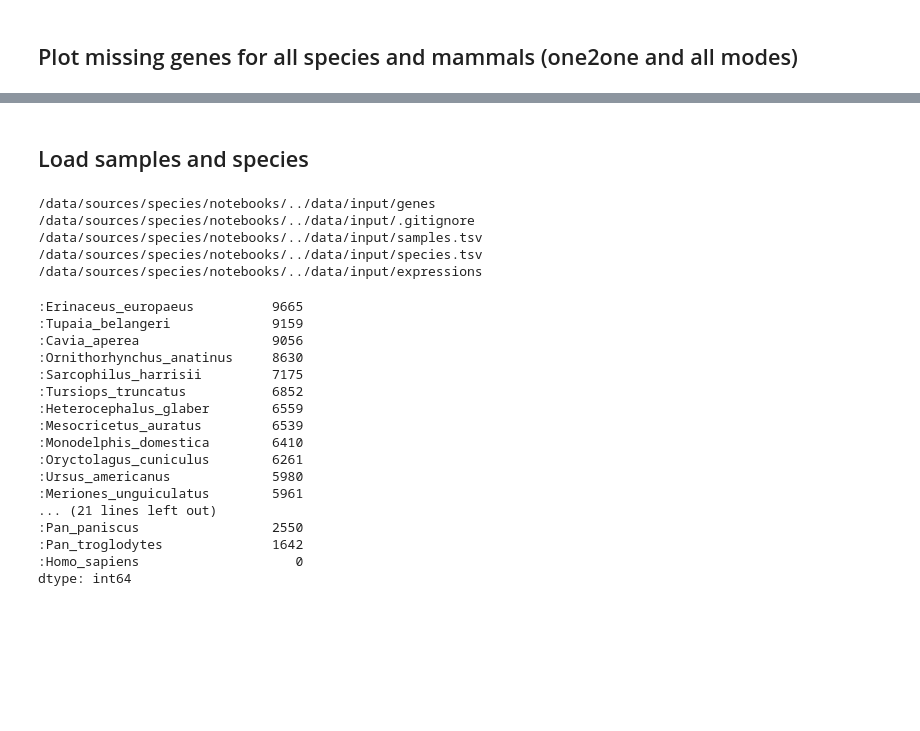
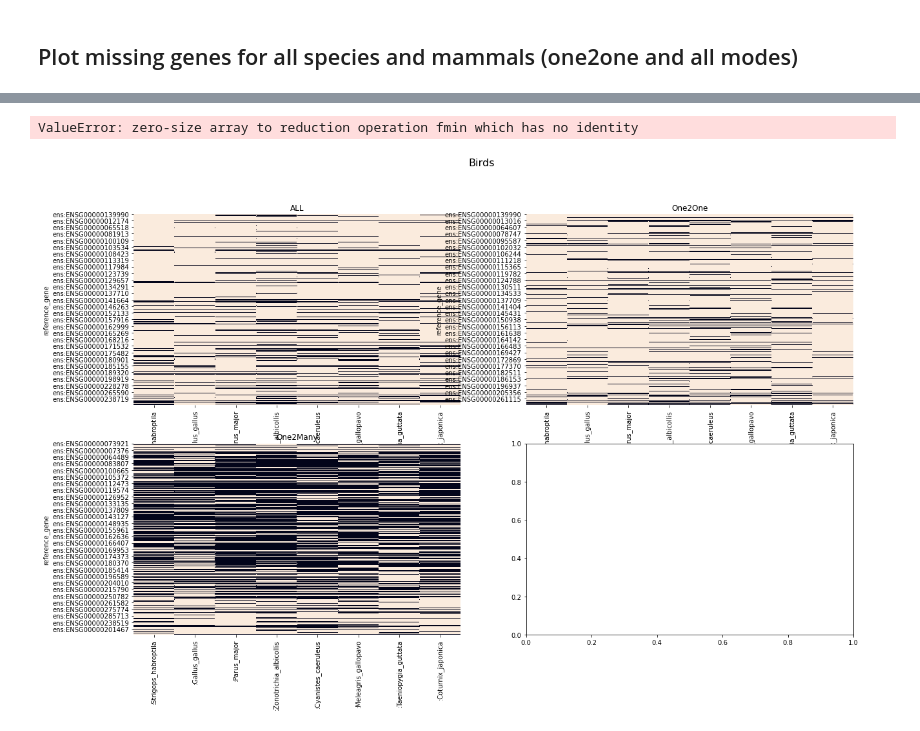
Before and after one commit to antonkulaga/yspecies, a Jupyter notebook: notebooks/0_evaluate_genes.ipynb, the cells around one changed output, grey strips where cells are left out. Saved outputs shown, nothing was run; the diff lists cells and outputs as text; code cells hidden in the pictures; blank space fills up the shorter version.

```diff
--- a/notebooks/0_evaluate_genes.ipynb
+++ b/notebooks/0_evaluate_genes.ipynb
@@ -86,10 +100,11 @@ mammals.all.head(4)
 # %%
-fig, axs = plt.subplots(4,2,figsize=(20,10))
-sns.heatmap(species.one2one.isnull(), cbar=False,ax=axs[0,0])
-sns.heatmap(species.all.isnull(), cbar=False,ax=axs[0,1])
-sns.heatmap(mammals.one2one.isnull(), cbar=False,ax=axs[1,0])
-sns.heatmap(mammals.all.isnull(), cbar=False,ax=axs[1,1])
-sns.heatmap(birds.one2one.isnull(), cbar=False,ax=axs[2,0])
-sns.heatmap(birds.all.isnull(), cbar=False,ax=axs[2,1])
-sns.heatmap(reptiles.one2one.isnull(), cbar=False,ax=axs[3,0])
-sns.heatmap(reptiles.all.isnull(), cbar=False,ax=axs[3,1])
+def missing_values(table: OrthologyTable, name: str = None):
+    fig, axs = plt.subplots(2,2,figsize=(20,12))
+    if not name is None:
+        fig.suptitle(name, fontsize=16)
+    #all = (table.one2one.notnull() *1  + table.one2many.notnull() *1 + table.many2many.notnull()*1).fillna(0)
+    sns.heatmap(table.all.notnull(), cbar=False,ax=axs[0,0]).set_title('ALL')
+    sns.heatmap(table.one2one.notnull(), cbar=False,ax=axs[0,1]).set_title('One2One')
+    sns.heatmap(table.one2many.notnull(), cbar=False,ax=axs[1,0]).set_title('One2Many')
+    #sns.heatmap(table.one2many_directed.isnull(), cbar=False,ax=axs[1,1])
+    sns.heatmap(table.many2many.notnull(), cbar=False,ax=axs[1,1]).set_title('Many2Many')
@@ -99,32 +111,5 @@ sns.heatmap(reptiles.all.isnull(), cbar=False,ax=axs[3,1])
-# %% [markdown]
-Load samples and species
-------------------------
-# %%
-kids(input_dir)
-# %% [output]
-/data/sources/species/notebooks/../data/input/genes
-/data/sources/species/notebooks/../data/input/.gitignore
-/data/sources/species/notebooks/../data/input/samples.tsv
-/data/sources/species/notebooks/../data/input/species.tsv
-/data/sources/species/notebooks/../data/input/expressions
-# %%
-mams = mammals.all.isna().sum().sort_values(ascending=False)
-mams
-# %% [output]
-:Erinaceus_europaeus          9665
-:Tupaia_belangeri             9159
-:Cavia_aperea                 9056
-:Ornithorhynchus_anatinus     8630
-:Sarcophilus_harrisii         7175
-:Tursiops_truncatus           6852
-:Heterocephalus_glaber        6559
-:Mesocricetus_auratus         6539
-:Monodelphis_domestica        6410
-:Oryctolagus_cuniculus        6261
-:Ursus_americanus             5980
-:Meriones_unguiculatus        5961
-... (21 lines left out)
-:Pan_paniscus                 2550
-:Pan_troglodytes              1642
-:Homo_sapiens                    0
-dtype: int64
+# %%
+missing_values(birds, "Birds")
+# %% [output]
+ValueError: zero-size array to reduction operation fmin which has no identity
+[figure, added]
```
Also changed, not shown: parts of 33 cells of this notebook, 2 other files.
